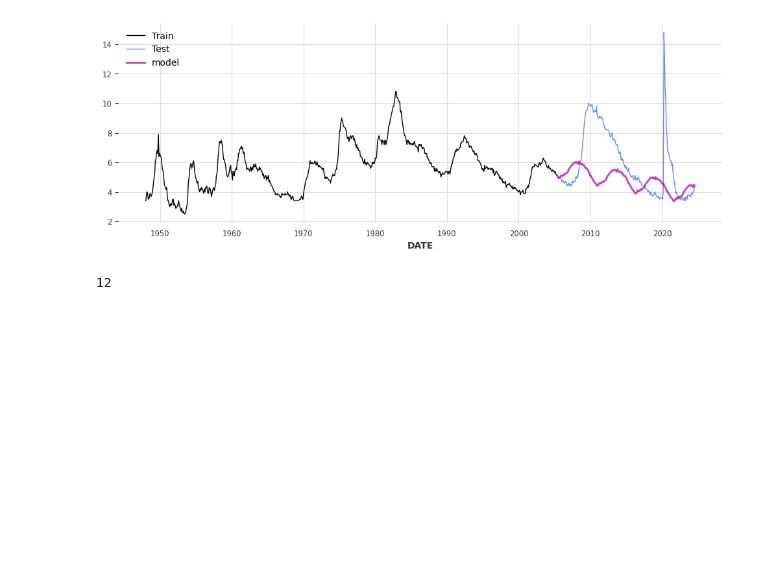
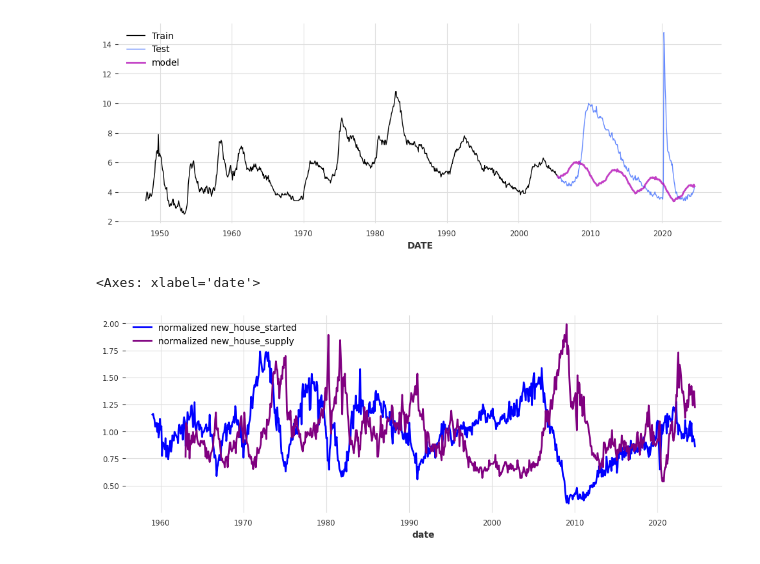
Before and after one commit to Jordanbarker/housing-analysis, a Jupyter notebook: modeling.ipynb, the cells around one changed output. Saved outputs shown, nothing was run; the diff lists cells and outputs as text; code cells hidden in the pictures; blank space fills up the shorter version.

```diff
--- a/modeling.ipynb
+++ b/modeling.ipynb
@@ -93,13 +85,20 @@ pred.plot(label=f'model', alpha=0.8)
 plt.show()
 # %% [output]
 [figure]
-# %%
-i=0
-for _, row in recessions.iterrows():
-    if row['End'] > unemployment_rate['DATE'].min():
-        i+=1
-i
-# %% [output]
-12
 # %%
 # Thoughts: probabilistic approach, historically when we have seen this rate of change, what occured next?
+# %%
+new_house_supply = TimeSeries.from_dataframe(datasets.load_new_house_supply(), time_col='date')
+new_house_started = TimeSeries.from_dataframe(datasets.load_new_house_started(), time_col='date')
+
+normalized_new_house_started = new_house_started / new_house_started.mean(axis=0).first_value()
+normalized_new_house_supply = new_house_supply / new_house_supply.mean(axis=0).first_value()
+# CostMatrix
+
+# dwt = DTWAlignment(new_house_supply, new_house_started)
+# %%
+(normalized_new_house_started).plot(label='normalized new_house_started', color='blue')
+(normalized_new_house_supply).plot(label='normalized new_house_supply', color='purple')
+# %% [output]
+<Axes: xlabel='date'>
+[figure, added]
```
Also changed, not shown: parts of 8 cells of this notebook.
